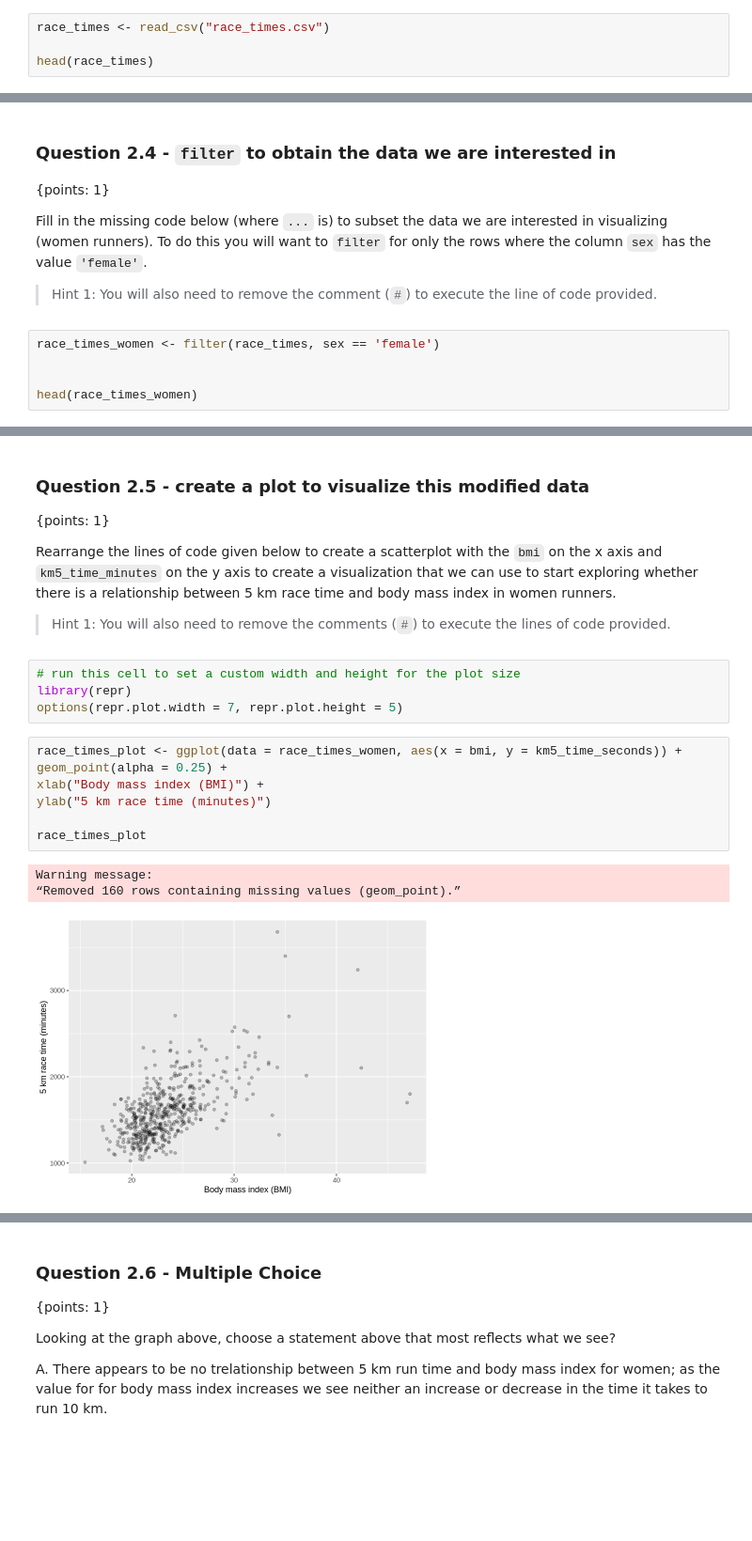
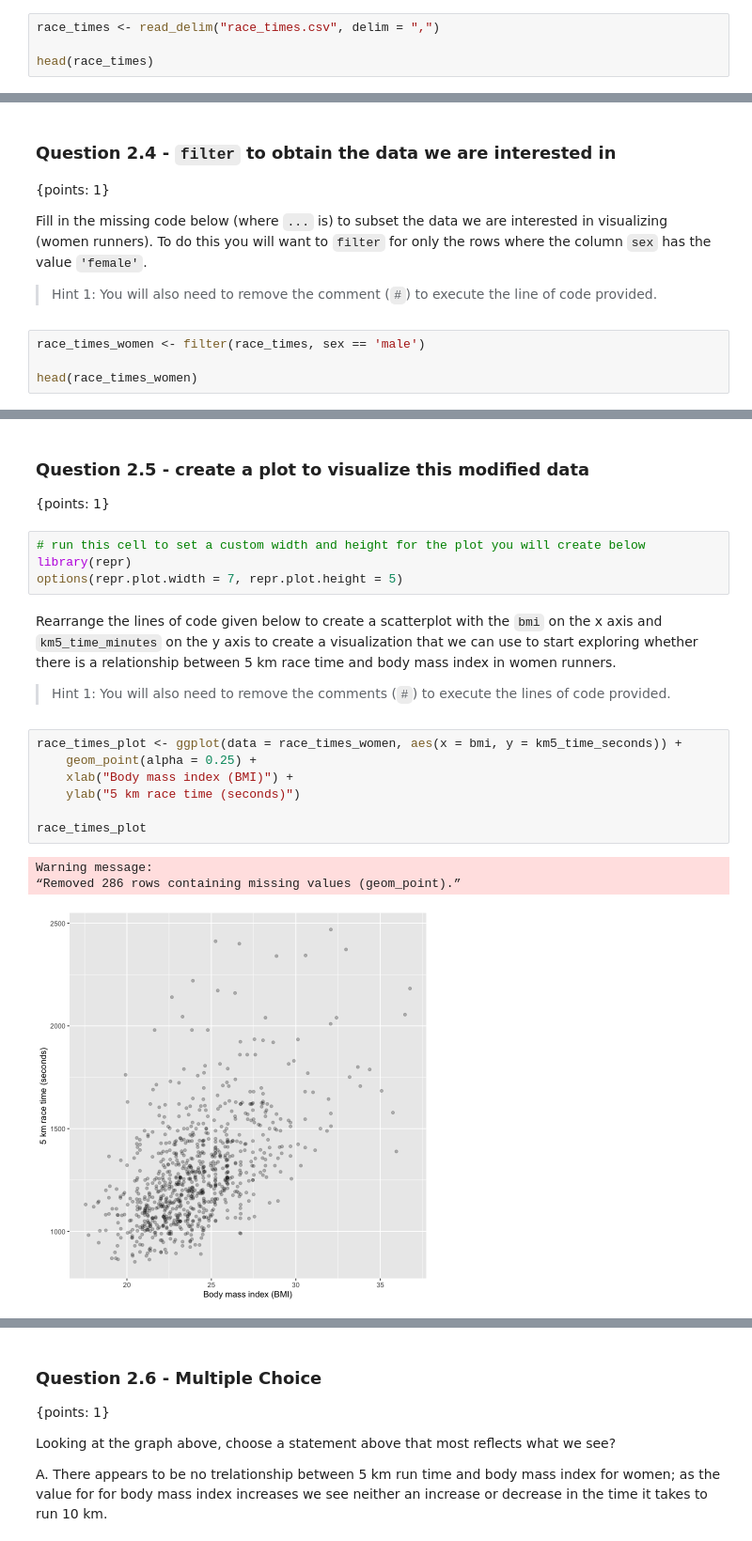
Before and after one commit to ttimbers/jupyter-nbgrader-r, a Jupyter notebook: submitted/hacker/worksheet_01_r/worksheet_01_r.ipynb, the cells around one changed output, grey strips where cells are left out. Shown at 94% size. Saved outputs shown, nothing was run; the diff lists cells and outputs as text; blank space fills up the shorter version.

```diff
--- a/submitted/hacker/worksheet_01_r/worksheet_01_r.ipynb
+++ b/submitted/hacker/worksheet_01_r/worksheet_01_r.ipynb
@@ -144,7 +149,7 @@ Fill in the missing code below (where `...` is) to load this data into R.  To do
 >
 > Hint 2: If you need additional help try `?read_csv` and/or ask your neighbours or the Instructional team for help.
 # %%
-race_times <- read_csv("race_times.csv")
+race_times <- read_delim("race_times.csv", delim = ",")
 
 head(race_times)
 # %% [output]
@@ -178,8 +181,7 @@ Fill in the missing code below (where `...` is) to subset the data we are intere
 
 > Hint 1: You will also need to remove the comment (`#`) to execute the line of code provided.
 # %%
-race_times_women <- filter(race_times, sex == 'female')
-
+race_times_women <- filter(race_times, sex == 'male')
 
 head(race_times_women)
 # %% [output]
@@ -199,27 +215,26 @@ test_2.4()
 [1] "Success!"
+# %% [markdown]
+### Question 2.5 - create a plot to visualize this modified data
+{points: 1}
+# %%
+# run this cell to set a custom width and height for the plot you will create below
+library(repr)
+options(repr.plot.width = 7, repr.plot.height = 5)
 # %% [markdown]
-### Question 2.5 - create a plot to visualize this modified data
-
-{points: 1}
-
 Rearrange the lines of code given below to create a scatterplot with the `bmi` on the x axis and `km5_time_minutes` on the y axis to create a visualization that we can use to start exploring whether there is a relationship between 5 km race time and body mass index in women runners.
 
 > Hint 1: You will also need to remove the comments (`#`) to execute the lines of code provided.
-# %%
-# run this cell to set a custom width and height for the plot size
-library(repr)
-options(repr.plot.width = 7, repr.plot.height = 5)
 # %%
 race_times_plot <- ggplot(data = race_times_women, aes(x = bmi, y = km5_time_seconds)) +
-geom_point(alpha = 0.25) +
-xlab("Body mass index (BMI)") +
-ylab("5 km race time (minutes)")
+    geom_point(alpha = 0.25) +
+    xlab("Body mass index (BMI)") +
+    ylab("5 km race time (seconds)")
 
 race_times_plot
 # %% [output]
 Warning message:
-“Removed 160 rows containing missing values (geom_point).”
+“Removed 286 rows containing missing values (geom_point).”
-[figure, old version]
+[figure, new version]
 # %%
 # run this cell to test your answer to the question above
 test_2.5()
```
Also changed, not shown: parts of 12 cells of this notebook, 9 other files.
